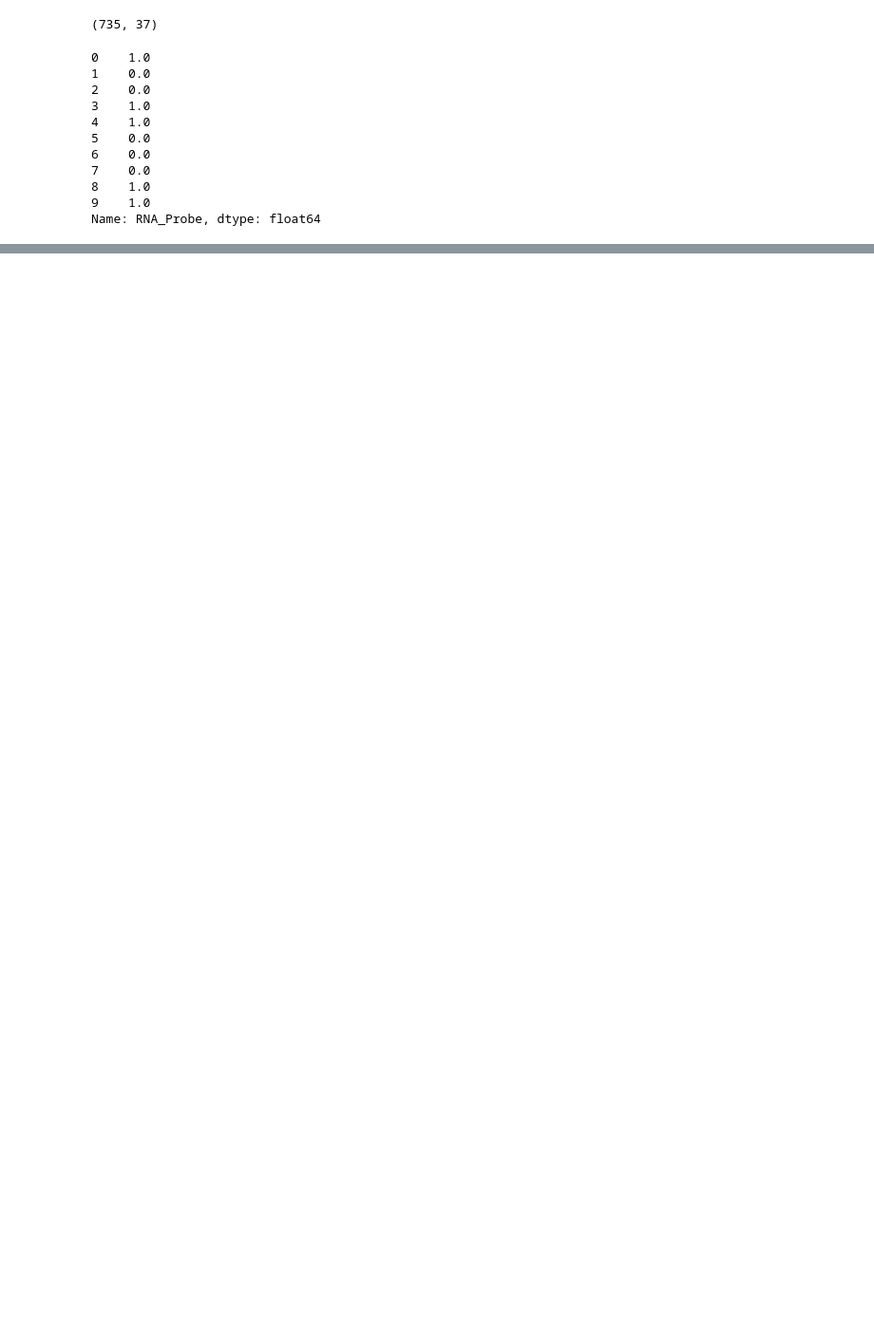
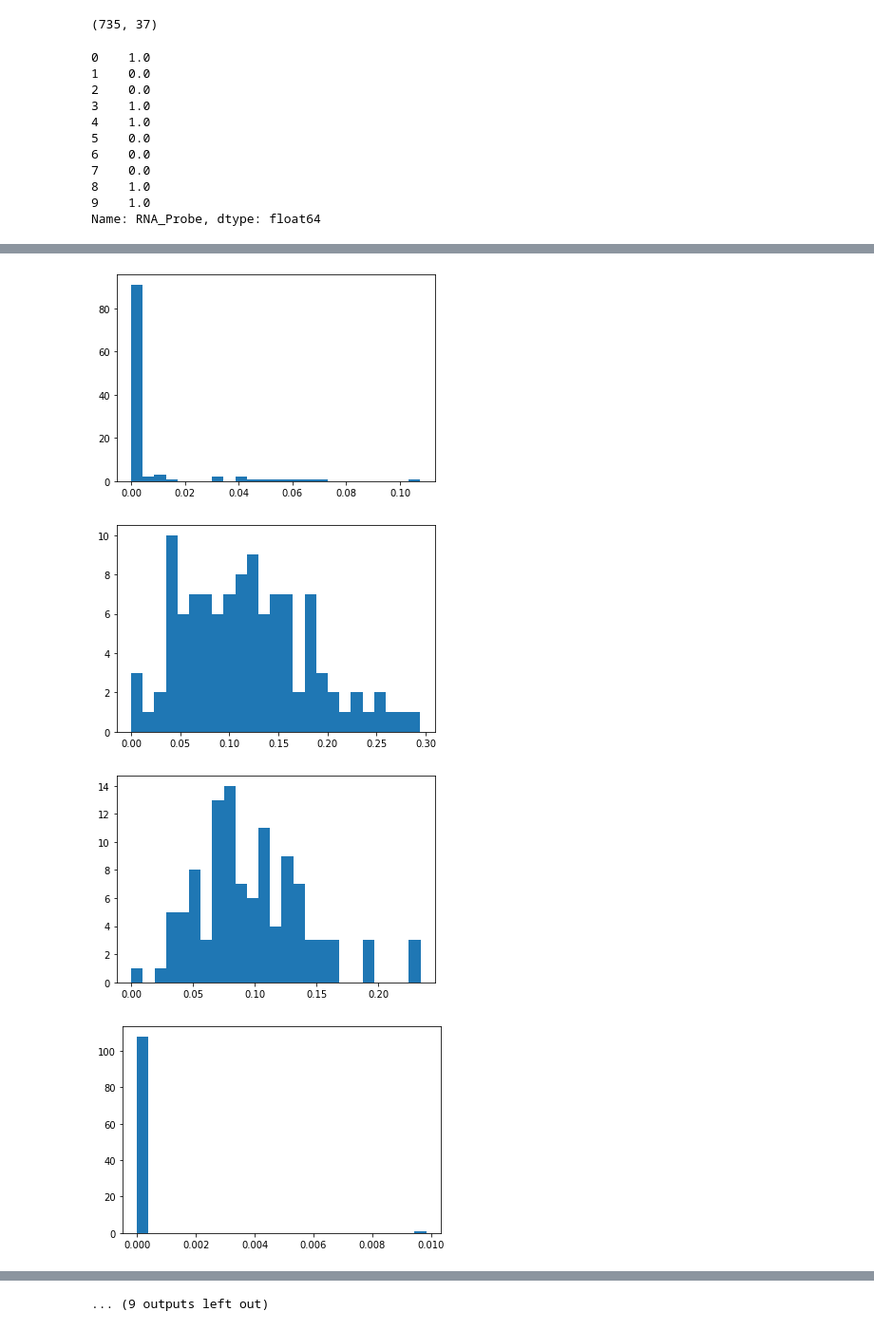
Before and after one commit to HeikeModest/Med_Data_Analysis, a Jupyter notebook: notebooks/read_data.ipynb, the cells around one changed output, grey strips where cells are left out. Shown at 95% size. Cells and saved outputs as stored; diff of their text form; code cells hidden in the pictures; blank space fills up the shorter version.

```diff
--- a/notebooks/read_data.ipynb
+++ b/notebooks/read_data.ipynb
@@ -98,0 +177,2 @@ IndentationError: unindent does not match any outer indentation level (<tokenize
+# %%
+cdf=immune_df.merge(clinical_df, how='inner', on='pat_nr')
@@ -98,0 +216,4 @@ IndentationError: unindent does not match any outer indentation level (<tokenize
+# %%
+cdf1 = cdf[cdf.skin_rash == 1.0]
+# %%
+cetux_rash = cdf1[cdf1.arm == 1.0]
@@ -98,0 +243,7 @@ IndentationError: unindent does not match any outer indentation level (<tokenize
+# %%
+cetux_rash = cetux_rash.drop(['pat_nr','arm', 'ecog', 'skin_rash', 'P-value', 'Correlation', 'RMSE', 'study', 'CET1_REST0', 'MOL_SG', 'RNA_Probe', 'predictedCMS',
+       'nearestCMS', 'detaiL_primloc', 'primeloc_side', 'liver', 'lung',
+       'LKMETS', 'PERITONEAL', 'other', 'liver_only', 'no_organs', 'secresec',
+       'pfs', 'pfs_time_mo', 'os', 'os_time_mo', 'bor1', 'orr1', 'dpr1',
+       'ets_cat', 'SYNCH_META', 'PRIMARY_RES', 'RADIOVORHER', 'LK', 'AP',
+       'CTX_ADJ', 'filter_$'], axis = 1)
@@ -98,0 +275,11 @@ IndentationError: unindent does not match any outer indentation level (<tokenize
+# %%
+import matplotlib.pyplot as plt
+
+for i in range(1,22):
+    plt.hist(cetux_rash.iloc[:, i], bins = 25)
+    plt.show()
+# %% [output]
+[figure, added]
+[figure, added]
+[figure, added]
+[figure, added]
@@ -98,0 +294 @@ IndentationError: unindent does not match any outer indentation level (<tokenize
+... (9 outputs left out)
```
Also changed, not shown: parts of 50 cells of this notebook, 2 other files.
